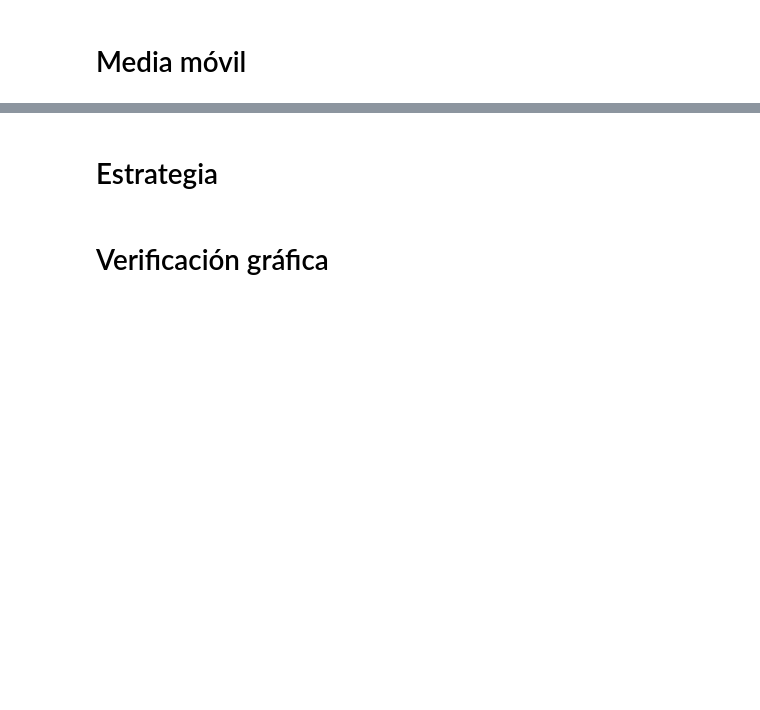
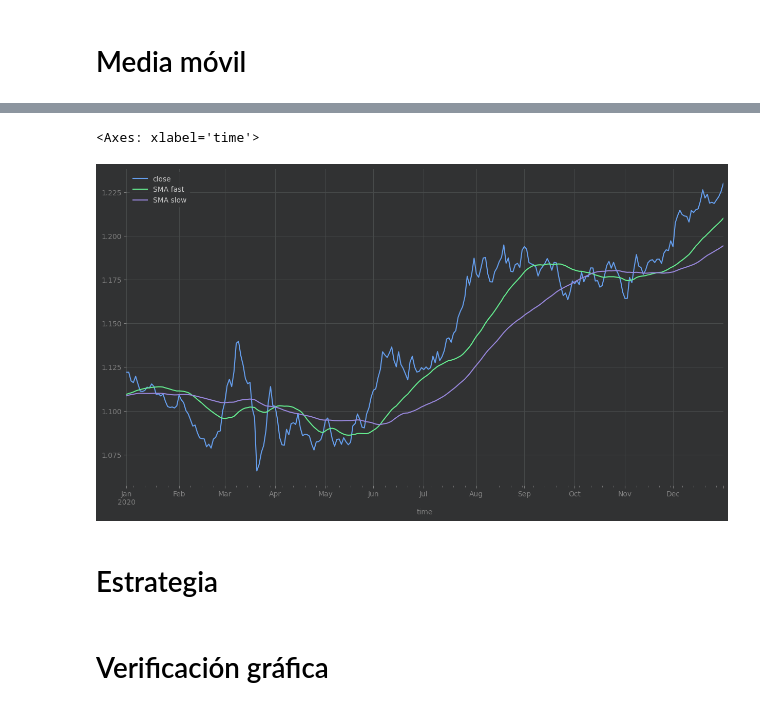
Before and after one commit to luissoler57/trading-algoritmico-a-z-con-python, a Jupyter notebook: ES_TA_Capítulo_04_Crea_tu_primera_estrategia_de_trading.ipynb, the cells around one changed output, grey strips where cells are left out. Cells and saved outputs as stored; diff of their text form; code cells hidden in the pictures; blank space fills up the shorter version.

```diff
--- a/ES_TA_Capítulo_04_Crea_tu_primera_estrategia_de_trading.ipynb
+++ b/ES_TA_Capítulo_04_Crea_tu_primera_estrategia_de_trading.ipynb
@@ -108,2 +151,8 @@ df
+# %%
+# Plot the result
+df[["close", "SMA fast", "SMA slow"]].loc["2020"].plot(figsize=(15, 8))
+# %% [output]
+<Axes: xlabel='time'>
+[figure, added]
 # %% [markdown]
 # Estrategia
```
Also changed, not shown: parts of 16 cells of this notebook, 1 other file.
